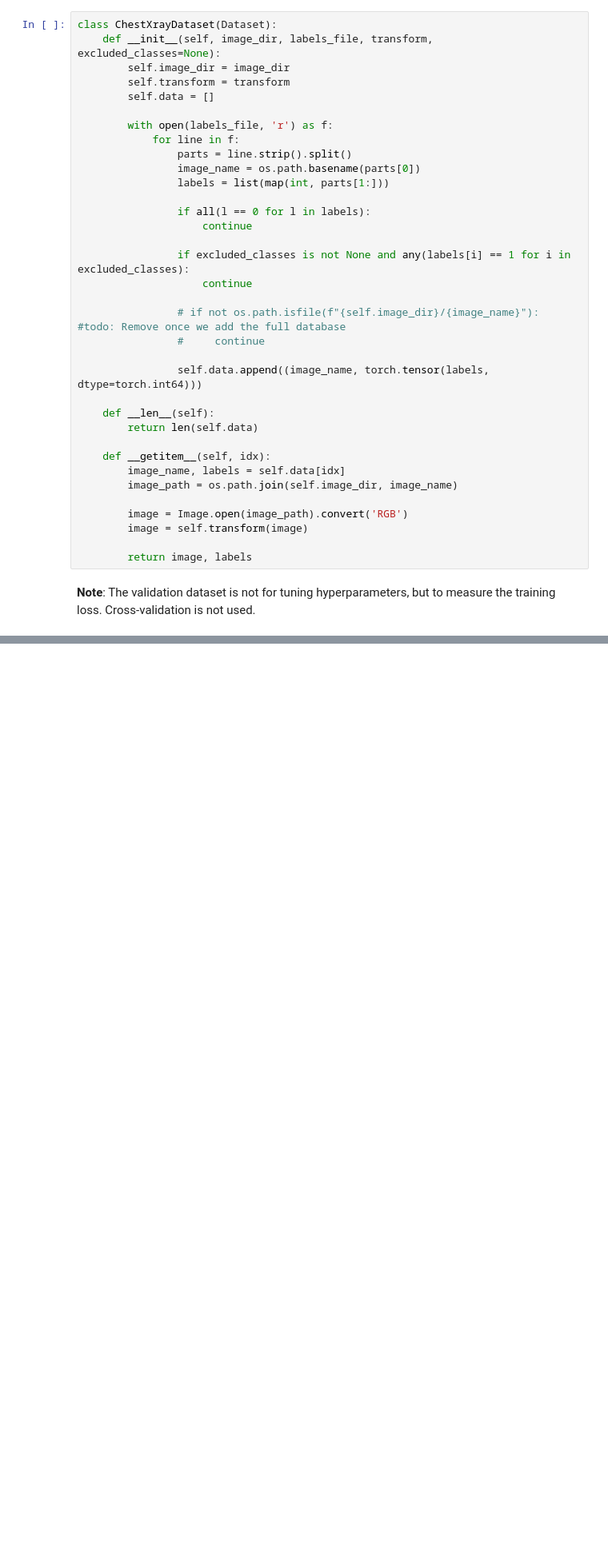
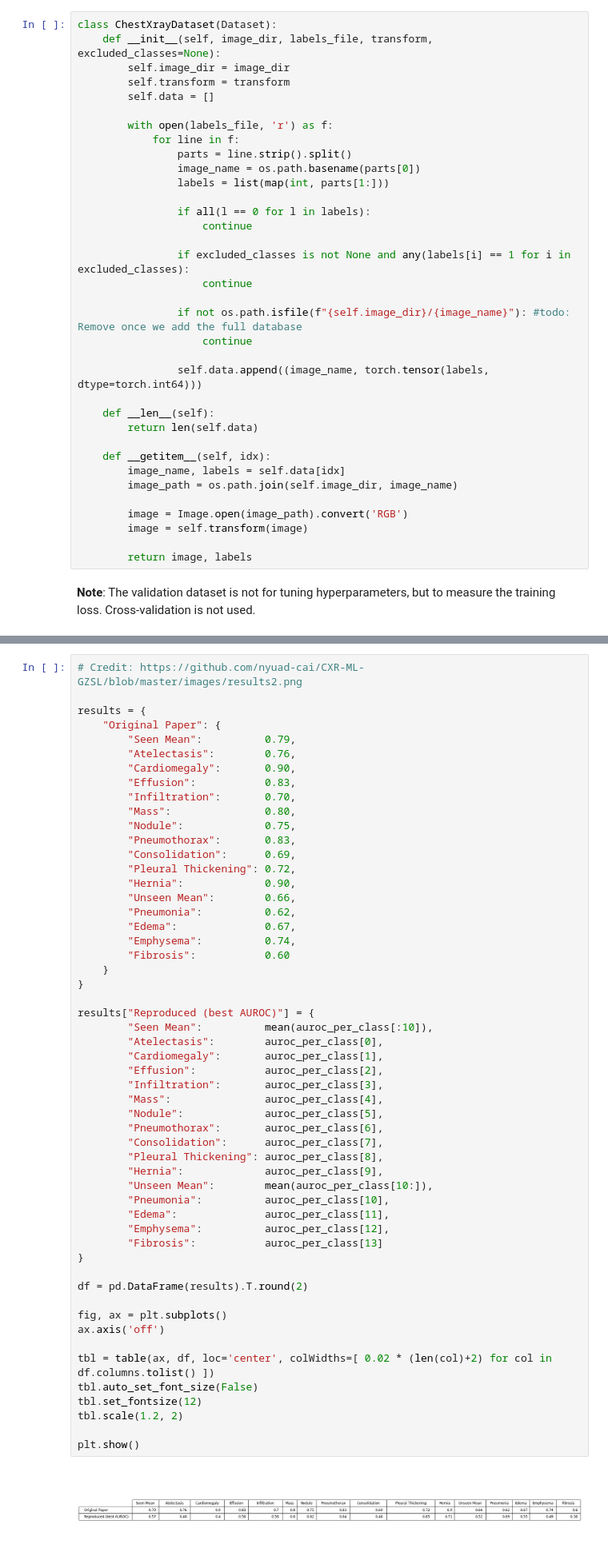
Before and after one commit to EricSchrock/cxr-ml-gzsl, a Jupyter notebook: cxr_ml_gzsl.ipynb, the cells around one changed output, grey strips where cells are left out. Shown at 80% size. Drawn from its saved outputs; the diff is of its cells as text; blank space fills up the shorter version.

```diff
--- a/cxr_ml_gzsl.ipynb
+++ b/cxr_ml_gzsl.ipynb
@@ -161,8 +182,8 @@ class ChestXrayDataset(Dataset):
                 if excluded_classes is not None and any(labels[i] == 1 for i in excluded_classes):
                     continue
 
-                # if not os.path.isfile(f"{self.image_dir}/{image_name}"): #todo: Remove once we add the full database
-                #     continue
+                if not os.path.isfile(f"{self.image_dir}/{image_name}"): #todo: Remove once we add the full database
+                    continue
 
                 self.data.append((image_name, torch.tensor(labels, dtype=torch.int64)))
 
@@ -223,2 +450,58 @@ Testing samples: 10505
 # %% [markdown]
 ## Results
+# %%
+# Credit: https://github.com/nyuad-cai/CXR-ML-GZSL/blob/master/images/results2.png
+
+results = {
+    "Original Paper": {
+        "Seen Mean":          0.79,
+        "Atelectasis":        0.76,
+        "Cardiomegaly":       0.90,
+        "Effusion":           0.83,
+        "Infiltration":       0.70,
+        "Mass":               0.80,
+        "Nodule":             0.75,
+        "Pneumothorax":       0.83,
+        "Consolidation":      0.69,
+        "Pleural Thickening": 0.72,
+        "Hernia":             0.90,
+        "Unseen Mean":        0.66,
+        "Pneumonia":          0.62,
+        "Edema":              0.67,
+        "Emphysema":          0.74,
+        "Fibrosis":           0.60
+    }
+}
+
+results["Reproduced (best AUROC)"] = {
+        "Seen Mean":          mean(auroc_per_class[:10]),
+        "Atelectasis":        auroc_per_class[0],
+        "Cardiomegaly":       auroc_per_class[1],
+        "Effusion":           auroc_per_class[2],
+        "Infiltration":       auroc_per_class[3],
+        "Mass":               auroc_per_class[4],
+        "Nodule":             auroc_per_class[5],
+        "Pneumothorax":       auroc_per_class[6],
+        "Consolidation":      auroc_per_class[7],
+        "Pleural Thickening": auroc_per_class[8],
+        "Hernia":             auroc_per_class[9],
+        "Unseen Mean":        mean(auroc_per_class[10:]),
+        "Pneumonia":          auroc_per_class[10],
+        "Edema":              auroc_per_class[11],
+        "Emphysema":          auroc_per_class[12],
+        "Fibrosis":           auroc_per_class[13]
+}
+
+df = pd.DataFrame(results).T.round(2)
+
+fig, ax = plt.subplots()
+ax.axis('off')
+
+tbl = table(ax, df, loc='center', colWidths=[ 0.02 * (len(col)+2) for col in df.columns.tolist() ])
+tbl.auto_set_font_size(False)
+tbl.set_fontsize(12)
+tbl.scale(1.2, 2)
+
+plt.show()
+# %% [output]
+[figure, added]
```
Also changed, not shown: parts of 9 cells of this notebook.
